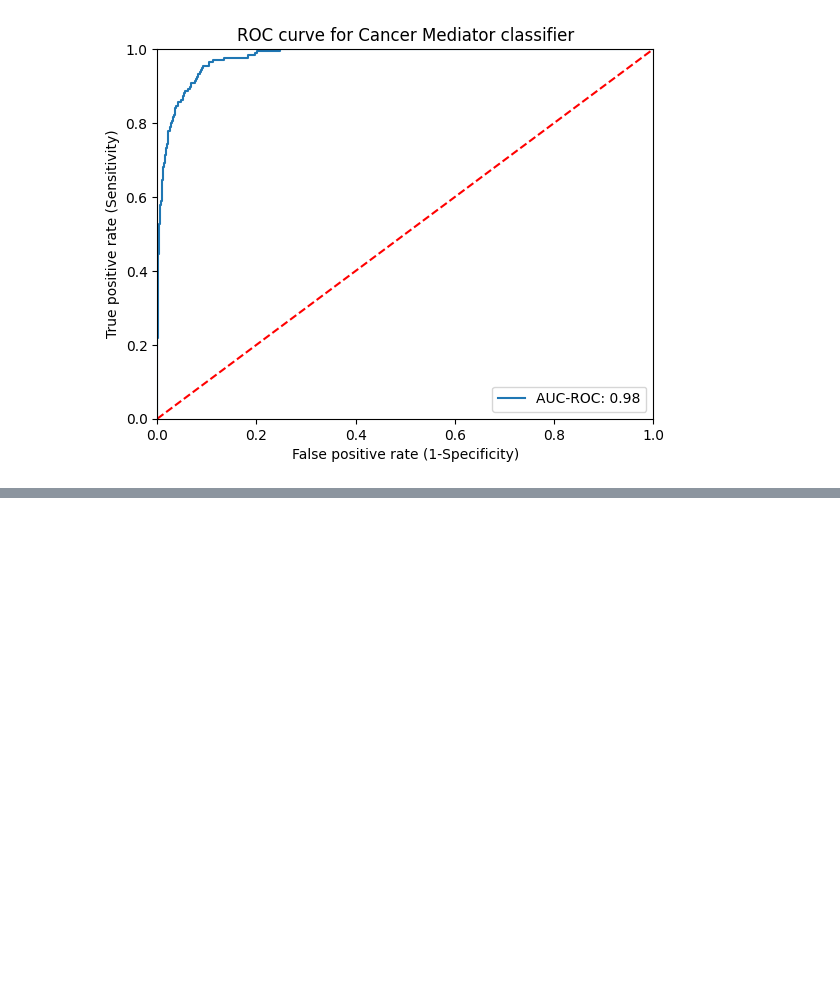
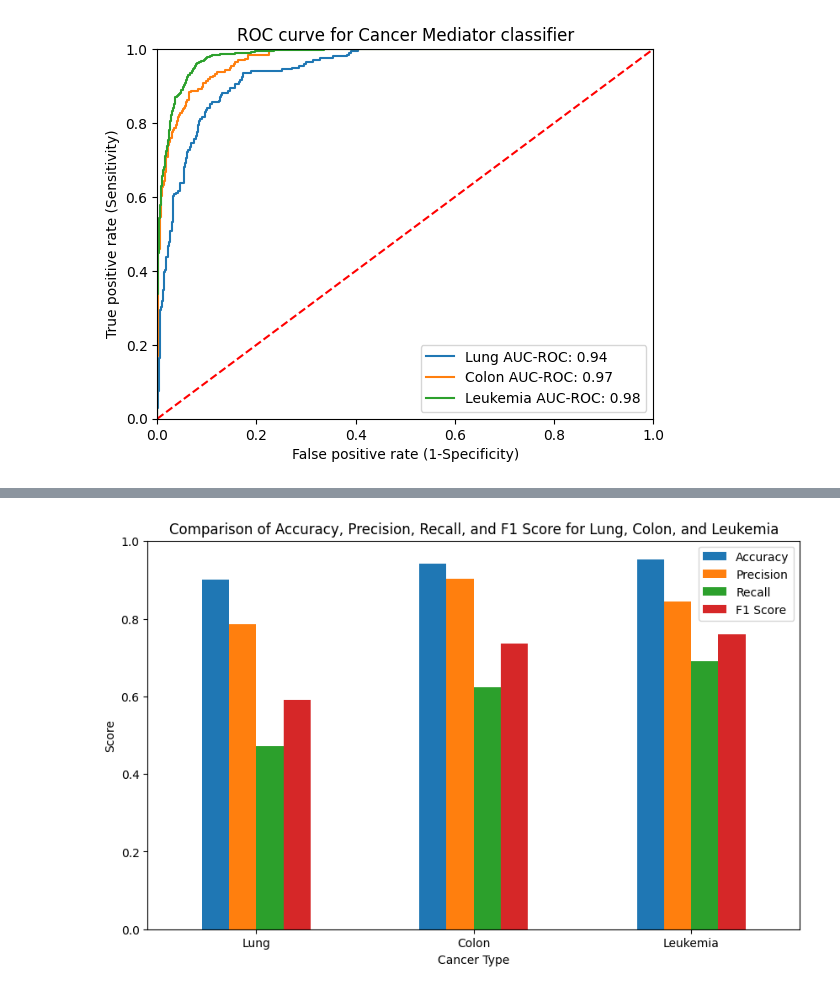
Before and after one commit to idealadarsh/GeneExpressionKNN, a Jupyter notebook: XGBoost.ipynb, the cells around one changed output, grey strips where cells are left out. Drawn from its saved outputs; the diff is of its cells as text; code cells hidden in the pictures; blank space fills up the shorter version.

Commit message:
:tada: Add Colon cancer, and leukemia dataset
 Add Colon cancer, and leukemia dataset

```diff
--- a/XGBoost.ipynb
+++ b/XGBoost.ipynb
@@ -31,11 +74,26 @@ df['is_cancer_mediator'] = ((df['p_value'] < 0.05) & (df[cancer_columns].mean(ax
 # Split the dataset into a training set and a test set
 X_train, X_test, y_train, y_test = train_test_split(df[cancer_columns + normal_columns], df['is_cancer_mediator'], test_size=0.2, random_state=42)
 
+# Split the colon cancer dataset into a training set and a test set
+X_train_colon, X_test_colon, y_train_colon, y_test_colon = train_test_split(df_colon[cancer_columns_colon + normal_columns_colon], df_colon['is_cancer_mediator'], test_size=0.2, random_state=42)
+
+# Split the leukemia dataset into a training set and a test set
+X_train_leukemia, X_test_leukemia, y_train_leukemia, y_test_leukemia = train_test_split(df_leukemia[cancer_columns_leukemia + normal_columns_leukemia], df_leukemia['is_cancer_mediator'], test_size=0.2, random_state=42)
+
 # Create a XGBoost Classifier
 clf = XGBClassifier(use_label_encoder=False, eval_metric='logloss').fit(X_train, y_train)
+
+# Create a XGBoost Classifier for colon cancer
+clf_colon = XGBClassifier(use_label_encoder=False, eval_metric='logloss').fit(X_train_colon, y_train_colon)
+
+# Create a XGBoost Classifier for leukemia
+clf_leukemia = XGBClassifier(use_label_encoder=False, eval_metric='logloss').fit(X_train_leukemia, y_train_leukemia)
 
 # Predict the response for the test dataset
 y_pred = clf.predict(X_test)
 
-# Evaluate the model
-print(classification_report(y_test, y_pred))
+# Predict the response for the test dataset for colon cancer
+y_pred_colon = clf_colon.predict(X_test_colon)
+
+# Predict the response for the test dataset for leukemia
+y_pred_leukemia = clf_leukemia.predict(X_test_leukemia)
@@ -51,29 +130,64 @@ weighted avg       0.95      0.95      0.95      1335
 # %%
-# Plot ROC curve
+# Plot ROC curve for lung cancer
 y_pred_proba = clf.predict_proba(X_test)[:, 1]
 fpr, tpr, _ = roc_curve(y_test, y_pred_proba)
-plt.plot(fpr, tpr, label=f'AUC-ROC: {roc_auc_score(y_test, y_pred_proba):.2f}')
+roc_auc = roc_auc_score(y_test, y_pred_proba)
+plt.plot(fpr, tpr, label=f'Lung AUC-ROC: {roc_auc:.2f}')
+
+# Calculate and plot ROC curve for colon cancer
+y_pred_proba_colon = clf_colon.predict_proba(X_test_colon)[:, 1]
+fpr_colon, tpr_colon, _ = roc_curve(y_test_colon, y_pred_proba_colon)
+roc_auc_colon = roc_auc_score(y_test_colon, y_pred_proba_colon)
+plt.plot(fpr_colon, tpr_colon, label=f'Colon AUC-ROC: {roc_auc_colon:.2f}')
+
+# Calculate and plot ROC curve for leukemia
+y_pred_proba_leukemia = clf_leukemia.predict_proba(X_test_leukemia)[:, 1]
+fpr_leukemia, tpr_leukemia, _ = roc_curve(y_test_leukemia, y_pred_proba_leukemia)
+roc_auc_leukemia = roc_auc_score(y_test_leukemia, y_pred_proba_leukemia)
+plt.plot(fpr_leukemia, tpr_leukemia, label=f'Leukemia AUC-ROC: {roc_auc_leukemia:.2f}')
+
+# Plot baseline
 plt.plot([0, 1], [0, 1],'r--')
 plt.xlim([0.0, 1.0])
 plt.ylim([0.0, 1.0])
 plt.title('ROC curve for Cancer Mediator classifier')
 plt.xlabel('False positive rate (1-Specificity)')
 plt.ylabel('True positive rate (Sensitivity)')
 plt.legend(loc='lower right')
 plt.show()
 
-# Calculate AUC
-roc_auc = roc_auc_score(y_test, y_pred_proba)
-print(f"AUC-ROC: {roc_auc}")
-
+# Calculate metrics for lung cancer
 accuracy = accuracy_score(y_test, y_pred)
 precision = precision_score(y_test, y_pred)
 recall = recall_score(y_test, y_pred)
 f1 = f1_score(y_test, y_pred)
 
-print(f"Accuracy: {accuracy}")
-print(f"Precision: {precision}")
-print(f"Recall: {recall}")
-print(f"F1 Score: {f1}")
+# Calculate metrics for colon cancer
+accuracy_colon = accuracy_score(y_test_colon, y_pred_colon)
+precision_colon = precision_score(y_test_colon, y_pred_colon)
+recall_colon = recall_score(y_test_colon, y_pred_colon)
+f1_colon = f1_score(y_test_colon, y_pred_colon)
+
+# Calculate metrics for leukemia
+accuracy_leukemia = accuracy_score(y_test_leukemia, y_pred_leukemia)
+precision_leukemia = precision_score(y_test_leukemia, y_pred_leukemia)
+recall_leukemia = recall_score(y_test_leukemia, y_pred_leukemia)
+f1_leukemia = f1_score(y_test_leukemia, y_pred_leukemia)
+
+# Create a dataframe to hold the metrics for both lung and colon cancer
+metrics_df = pd.DataFrame({
+    'Cancer Type': ['Lung', 'Colon', 'Leukemia'],
+    'Accuracy': [accuracy, accuracy_colon, accuracy_leukemia],
+    'Precision': [precision, precision_colon, precision_leukemia],
+    'Recall': [recall, recall_colon, recall_leukemia],
+    'F1 Score': [f1, f1_colon, f1_leukemia]
+})
+
+# Plot the metrics in a bar graph
+metrics_df.set_index('Cancer Type').plot(kind='bar', figsize=(10, 6))
+plt.title('Comparison of Accuracy, Precision, Recall, and F1 Score for Lung, Colon, and Leukemia')
+plt.ylabel('Score')
+plt.xticks(rotation=0)
+plt.show()
 # %% [output]
-[figure, old version]
+[figure, new version]
@@ -85,3 +194,4 @@ F1 Score: 0.7784810126582278
+[figure, added]
 # %%
 # Predict on the whole dataset to find all potential cancer mediating genes
 df['predicted'] = clf.predict(df[cancer_columns + normal_columns])
```
Also changed, not shown: parts of 7 cells of this notebook, 2 other files.
